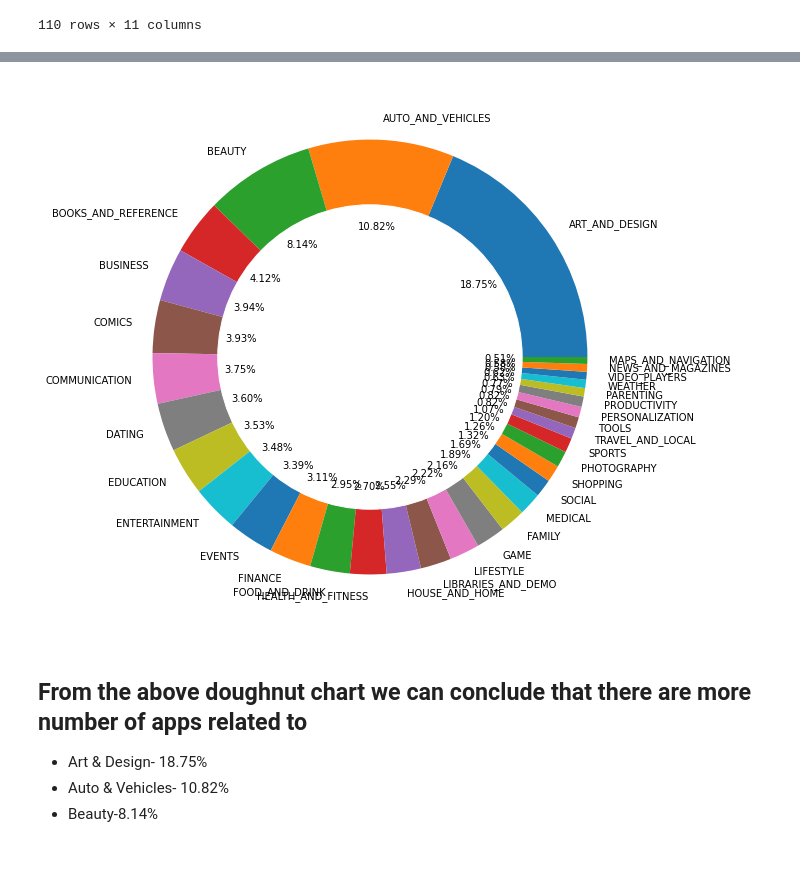
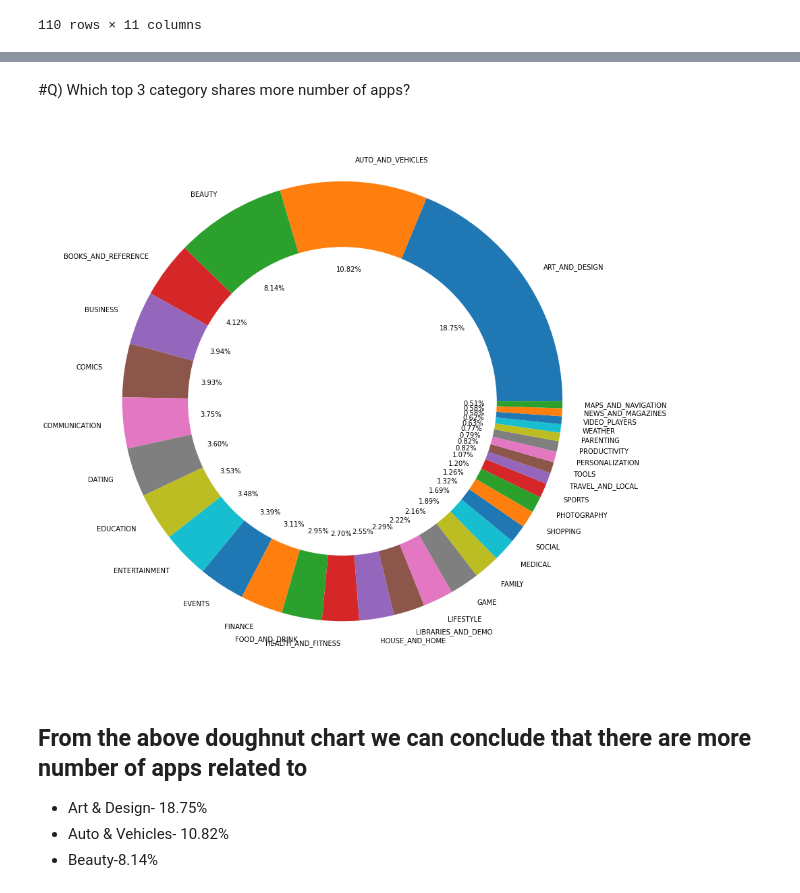
Before and after one commit to Akn-ag/Play-store-app-review-analysis, a Jupyter notebook: Play_Store_App_Review_Analysis_Capstone_Project.ipynb, the cells around one changed output, grey strips where cells are left out. Drawn from its saved outputs; the diff is of its cells as text; code cells hidden in the pictures; blank space fills up the shorter version.

```diff
--- a/Play_Store_App_Review_Analysis_Capstone_Project.ipynb
+++ b/Play_Store_App_Review_Analysis_Capstone_Project.ipynb
@@ -43,7 +43,7 @@ Mounted at /content/drive
 # %%
 # Defining working path
 
-working_path='/content/drive/MyDrive/Colab Notebooks/AlmaBetter/Play Store App Review Analysis/'
+working_path='/content/drive/MyDrive/Colab Notebooks/AlmaBetter/Play Store App Review Analysis'
 # %%
 # Loading csv files required for EDA
 #Here we have assumed that our first dataset i.e **Playstore dataset is df1** while **review dataset is df2**
@@ -398,17 +420,19 @@ df1[df1.Installs>0.2e09].sort_values(by='Installs',ascending=False)
+# %% [markdown]
+#Q)  Which top 3 category shares more number of apps?
 # %%
-# Showing Unique categories and their % ratio amon all present categories
+# Showing Unique categories and their % ratio among all present categories
 
-plt.figure(figsize=(20,10))
+plt.figure(figsize=(20,15))
 
 plt.pie(df1.Category.value_counts(),labels=df1.Category.unique(), autopct='%1.2f%%')
 
 my_circle=plt.Circle( (0,0), 0.7, color='white')
 p=plt.gcf()
 p.gca().add_artist(my_circle)
 
 plt.show()
 # %% [output]
-[figure, old version]
+[figure, new version]
 # %% [markdown]
 ## From the above doughnut chart we can conclude that there are more number of apps related to
 
```
Also changed, not shown: parts of 86 cells of this notebook.
